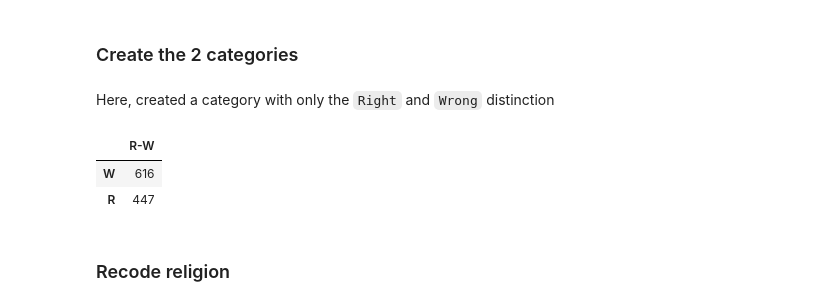
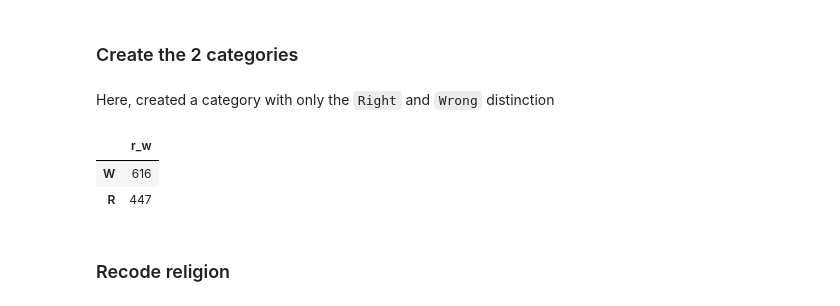
Before and after one commit to social-link-analytics-group-bsc/experiment-platform, a Jupyter notebook: analysis/data_cleaning.ipynb, the cells around one changed output. Saved outputs shown, nothing was run; the diff lists cells and outputs as text; code cells hidden in the pictures.

```diff
--- a/analysis/data_cleaning.ipynb
+++ b/analysis/data_cleaning.ipynb
@@ -174,12 +179,12 @@ df_raw['cat_tf_rw'].value_counts().to_frame()
 # %% [markdown]
 Here, created a category with only the `Right` and `Wrong` distinction
 # %%
-df_raw['R-W'] = np.where(
+df_raw['r_w'] = np.where(
     (df_raw['count_error_int'] > 0), 'W', 'R')
 # %%
-df_raw['R-W'].value_counts().to_frame()
+df_raw['r_w'].value_counts().to_frame()
 # %% [output]
-|  | R-W |
+|  | r_w |
 | W | 616 |
 | R | 447 |
 # %% [markdown]
```
Also changed, not shown: parts of 25 cells of this notebook, 4 other files.
